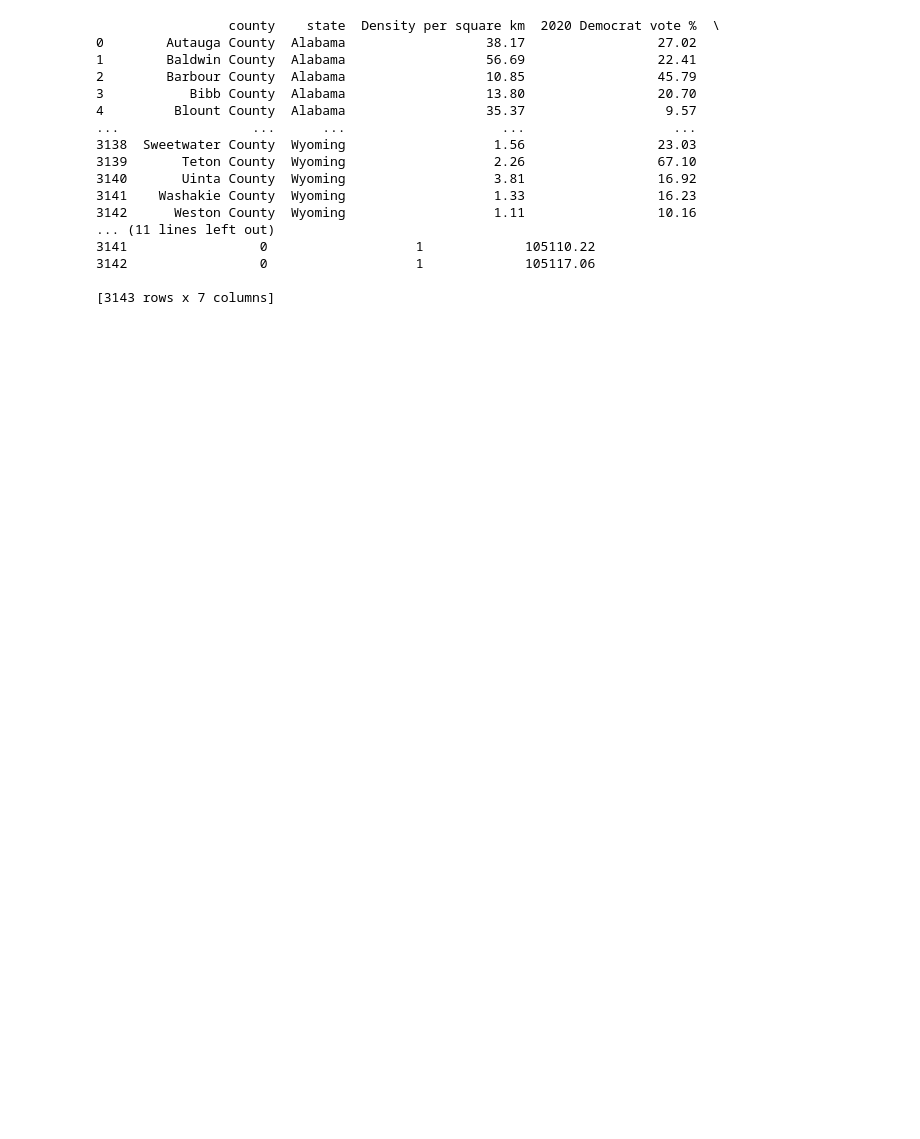
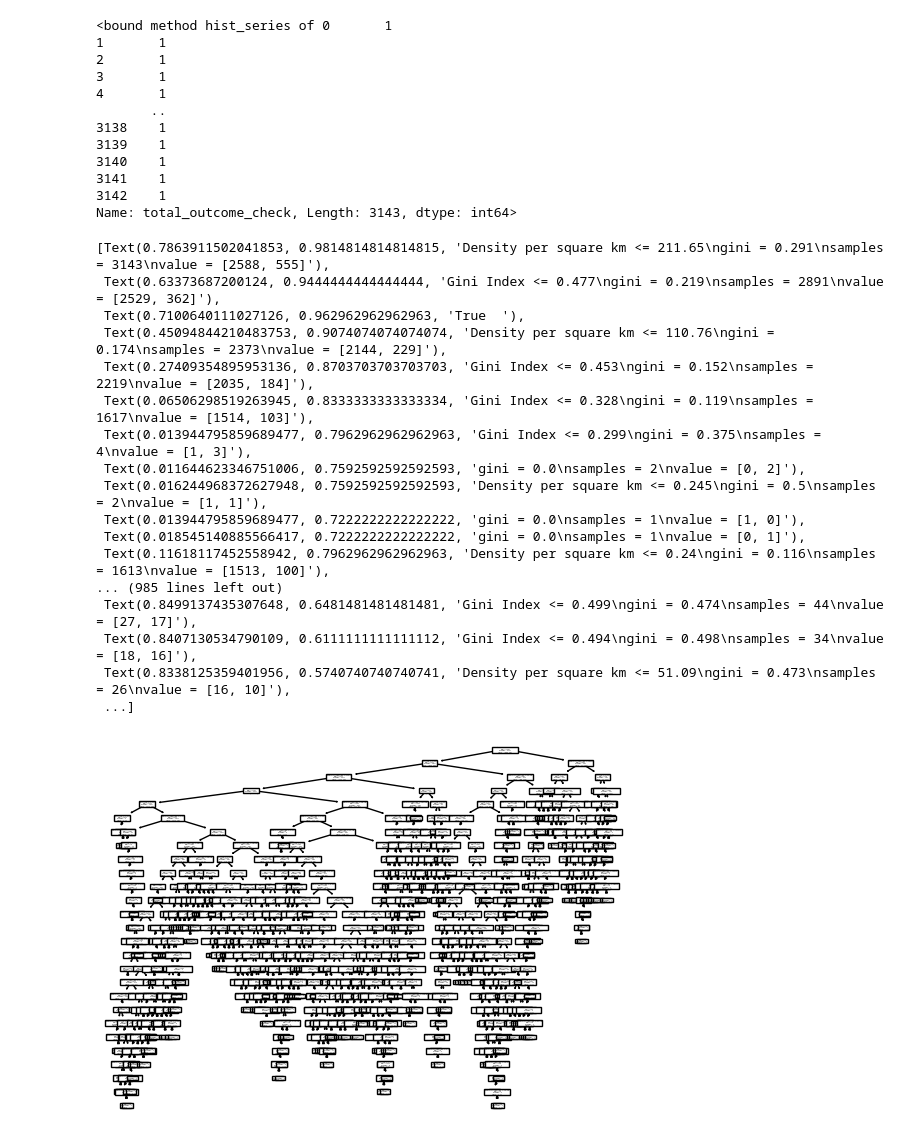
Before and after one commit to Catcher3486/politics-predicted, a Jupyter notebook: DecisionTree.ipynb, the cells around one changed output. Saved outputs shown, nothing was run; the diff lists cells and outputs as text; code cells hidden in the pictures; blank space fills up the shorter version.

Commit message:
Decision tree features

```diff
--- a/DecisionTree.ipynb
+++ b/DecisionTree.ipynb
@@ -2,40 +2,67 @@
 #decision tree
 
 #objective: predicting the political affiliation of US county (based on the 2020 election)
-
-
 #we'll first try a simple tree with 2-3 branches
 
 import pandas as pd
 import numpy as np
 import sklearn as sk
+import matplotlib.pyplot as plt
+from sklearn import tree
+from sklearn.tree import DecisionTreeClassifier
 from sklearn.tree import DecisionTreeClassifier
 
 df = pd.read_csv("US_Election_dataset_v1.csv", sep = ",", header=0)
 
-cols = ["county","state","Density per square km","2020 Democrat vote %"]
+cols = ["county","state","Gini Index","Density per square km","2020 Democrat vote %"]
 df_subset= df[cols]
 # %%
-#Let's start with defining a binary outcome variable: republican or democrat leaning states.
-df_subset["democrat_outcome"] = (df["2020 Democrat vote %"] > 50).astype(int)
-df_subset["republican_outcome"] = (df["2020 Republican vote %"] > 50).astype(int)
-df_subset["total_outcome_addsup"] = sum(df["democrat_outcome"], df["2020 Republican vote %"])
-print(df_subset)
+#defining a binary outcome variable: republican or democrat leaning states.
+df_subset["democrat_outcome"] = (df["2020 Democrat vote %"] > df["2020 Republican vote %"]).astype(int)
+df_subset["republican_outcome"] = (df["2020 Republican vote %"] > df["2020 Democrat vote %"]).astype(int)
+
+#check that both outcomes are mutually exclusive
+df_subset["total_outcome_check"] = df_subset["democrat_outcome"] + df_subset["republican_outcome"]
+df_subset["total_outcome_check"].hist
 # %% [output]
-                 county    state  Density per square km  2020 Democrat vote %  \
-0        Autauga County  Alabama                  38.17                 27.02
-1        Baldwin County  Alabama                  56.69                 22.41
-2        Barbour County  Alabama                  10.85                 45.79
-3           Bibb County  Alabama                  13.80                 20.70
-4         Blount County  Alabama                  35.37                  9.57
-...                 ...      ...                    ...                   ...
-3138  Sweetwater County  Wyoming                   1.56                 23.03
-3139       Teton County  Wyoming                   2.26                 67.10
-3140       Uinta County  Wyoming                   3.81                 16.92
-3141    Washakie County  Wyoming                   1.33                 16.23
-3142      Weston County  Wyoming                   1.11                 10.16
-... (11 lines left out)
-3141                 0                   1             105110.22
-3142                 0                   1             105117.06
-
-[3143 rows x 7 columns]
+<bound method hist_series of 0       1
+1       1
+2       1
+3       1
+4       1
+       ..
+3138    1
+3139    1
+3140    1
+3141    1
+3142    1
+Name: total_outcome_check, Length: 3143, dtype: int64>
+# %%
+features = ["Gini Index", "Density per square km"]
+
+x = df_subset[features]
+y = df_subset["democrat_outcome"]
+
+dtree = DecisionTreeClassifier()
+dtree = dtree.fit(x, y)
+
+tree.plot_tree(dtree, feature_names=features)
+# %% [output]
+[Text(0.7863911502041853, 0.9814814814814815, 'Density per square km <= 211.65\ngini = 0.291\nsamples = 3143\nvalue = [2588, 555]'),
+ Text(0.63373687200124, 0.9444444444444444, 'Gini Index <= 0.477\ngini = 0.219\nsamples = 2891\nvalue = [2529, 362]'),
+ Text(0.7100640111027126, 0.962962962962963, 'True  '),
+ Text(0.45094844210483753, 0.9074074074074074, 'Density per square km <= 110.76\ngini = 0.174\nsamples = 2373\nvalue = [2144, 229]'),
+ Text(0.27409354895953136, 0.8703703703703703, 'Gini Index <= 0.453\ngini = 0.152\nsamples = 2219\nvalue = [2035, 184]'),
+ Text(0.06506298519263945, 0.8333333333333334, 'Gini Index <= 0.328\ngini = 0.119\nsamples = 1617\nvalue = [1514, 103]'),
+ Text(0.013944795859689477, 0.7962962962962963, 'Gini Index <= 0.299\ngini = 0.375\nsamples = 4\nvalue = [1, 3]'),
+ Text(0.011644623346751006, 0.7592592592592593, 'gini = 0.0\nsamples = 2\nvalue = [0, 2]'),
+ Text(0.016244968372627948, 0.7592592592592593, 'Density per square km <= 0.245\ngini = 0.5\nsamples = 2\nvalue = [1, 1]'),
+ Text(0.013944795859689477, 0.7222222222222222, 'gini = 0.0\nsamples = 1\nvalue = [1, 0]'),
+ Text(0.018545140885566417, 0.7222222222222222, 'gini = 0.0\nsamples = 1\nvalue = [0, 1]'),
+ Text(0.11618117452558942, 0.7962962962962963, 'Density per square km <= 0.24\ngini = 0.116\nsamples = 1613\nvalue = [1513, 100]'),
+... (985 lines left out)
+ Text(0.8499137435307648, 0.6481481481481481, 'Gini Index <= 0.499\ngini = 0.474\nsamples = 44\nvalue = [27, 17]'),
+ Text(0.8407130534790109, 0.6111111111111112, 'Gini Index <= 0.494\ngini = 0.498\nsamples = 34\nvalue = [18, 16]'),
+ Text(0.8338125359401956, 0.5740740740740741, 'Density per square km <= 51.09\ngini = 0.473\nsamples = 26\nvalue = [16, 10]'),
+ ...]
+[figure, added]
```
